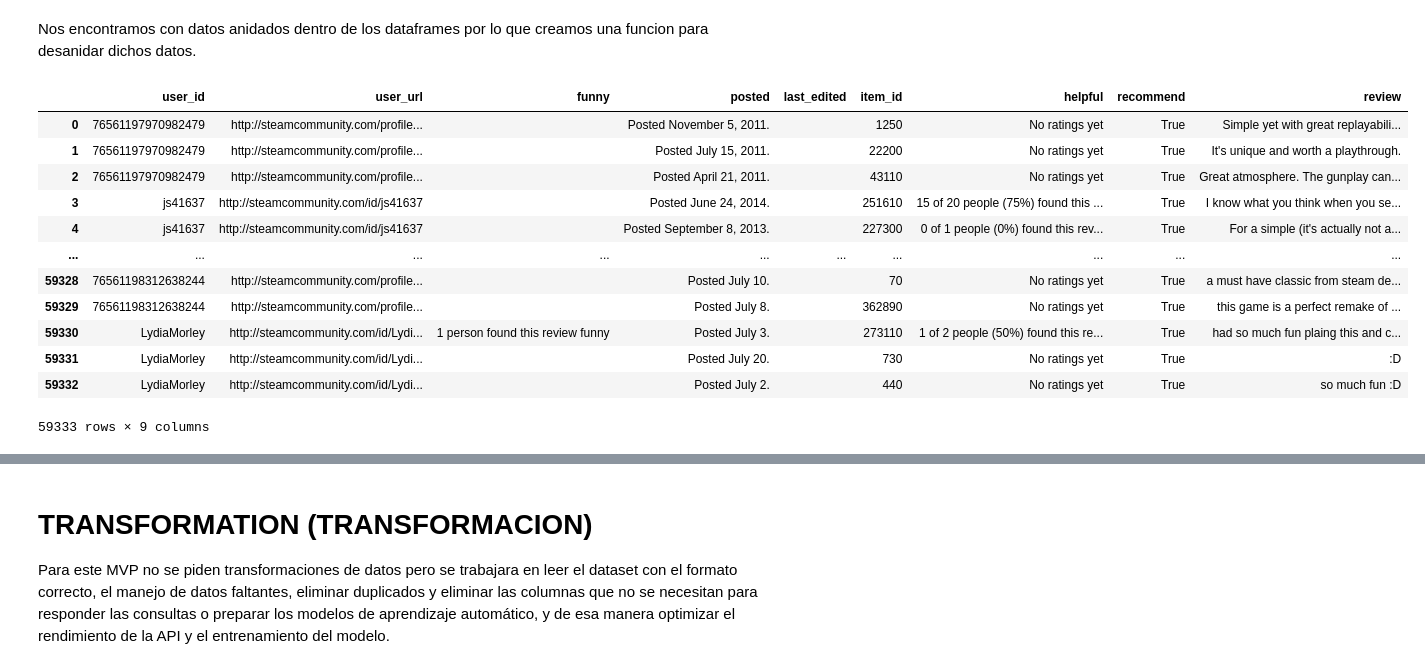
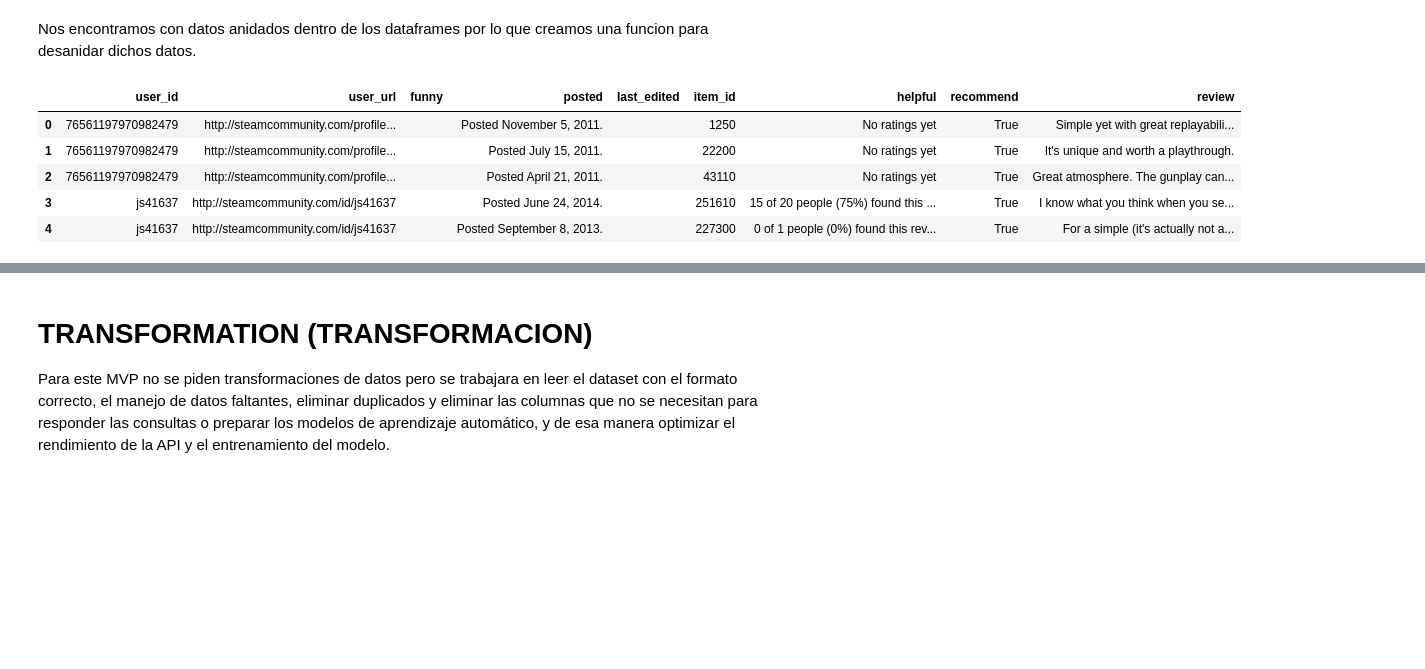
Before and after one commit to vanesalinas/HenryPI_MLOps, a Jupyter notebook: ETL y EDA/ETL.ipynb, the cells around one changed output, grey strips where cells are left out. Cells and saved outputs as stored; diff of their text form; code cells hidden in the pictures; blank space fills up the shorter version.

```diff
--- a/ETL y EDA/ETL.ipynb
+++ b/ETL y EDA/ETL.ipynb
@@ -59,20 +52,13 @@ def descomprimirjson(ruta, variable_anidada):
     return df
 # %%
 user_reviews = descomprimirjson("/content/user_reviews.json.gz",'reviews')
-user_reviews #mostrar las primeras filas del dataframe
+user_reviews.head() #mostrar las primeras filas del dataframe
 # %% [output]
 |  | user_id | user_url | funny | posted | last_edited | item_id | helpful | recommend | review |
 | 0 | 76561197970982479 | http://steamcommunity.com/profile... |  | Posted November 5, 2011. |  | 1250 | No ratings yet | True | Simple yet with great replayabili... |
 | 1 | 76561197970982479 | http://steamcommunity.com/profile... |  | Posted July 15, 2011. |  | 22200 | No ratings yet | True | It's unique and worth a playthrough. |
 | 2 | 76561197970982479 | http://steamcommunity.com/profile... |  | Posted April 21, 2011. |  | 43110 | No ratings yet | True | Great atmosphere. The gunplay can... |
 | 3 | js41637 | http://steamcommunity.com/id/js41637 |  | Posted June 24, 2014. |  | 251610 | 15 of 20 people (75%) found this ... | True | I know what you think when you se... |
 | 4 | js41637 | http://steamcommunity.com/id/js41637 |  | Posted September 8, 2013. |  | 227300 | 0 of 1 people (0%) found this rev... | True | For a simple (it's actually not a... |
-| ... | ... | ... | ... | ... | ... | ... | ... | ... | ... |
-| 59328 | 76561198312638244 | http://steamcommunity.com/profile... |  | Posted July 10. |  | 70 | No ratings yet | True | a must have classic from steam de... |
-| 59329 | 76561198312638244 | http://steamcommunity.com/profile... |  | Posted July 8. |  | 362890 | No ratings yet | True | this game is a perfect remake of ... |
-| 59330 | LydiaMorley | http://steamcommunity.com/id/Lydi... | 1 person found this review funny | Posted July 3. |  | 273110 | 1 of 2 people (50%) found this re... | True | had so much fun plaing this and c... |
-| 59331 | LydiaMorley | http://steamcommunity.com/id/Lydi... |  | Posted July 20. |  | 730 | No ratings yet | True | :D |
-| 59332 | LydiaMorley | http://steamcommunity.com/id/Lydi... |  | Posted July 2. |  | 440 | No ratings yet | True | so much fun :D |
-59333 rows × 9 columns
 # %%
 user_items = descomprimirjson("/content/users_items.json.gz",'items')
```
Also changed, not shown: parts of 6 cells of this notebook.
